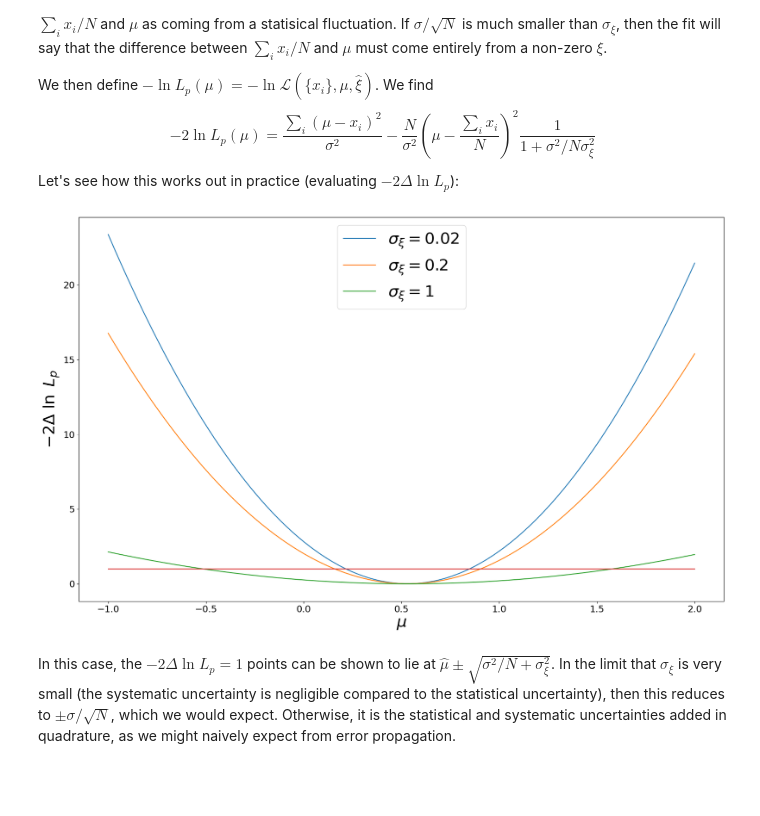
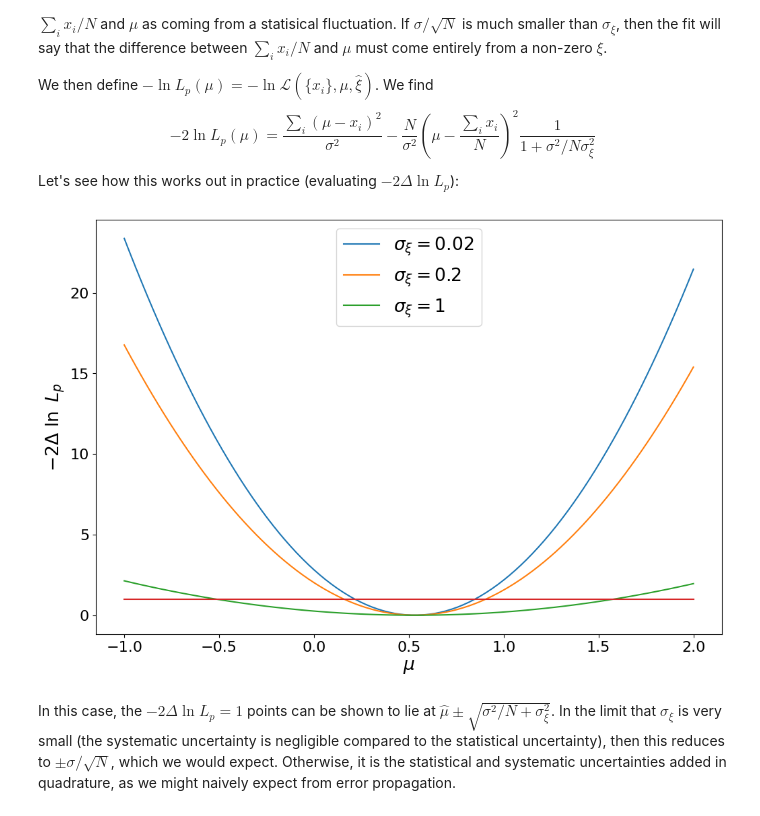
Before and after one commit to ponyisi/stats-lectures-2025, a Jupyter notebook: content/02_Inference.ipynb, the cells around one changed output. Saved outputs shown, nothing was run; the diff lists cells and outputs as text; code cells hidden in the pictures; blank space fills up the shorter version.

```diff
--- a/content/02_Inference.ipynb
+++ b/content/02_Inference.ipynb
@@ -214,28 +214,28 @@ Let's see how this works out in practice (evaluating $-2\Delta \ln L_p$):
 # %%
 def loglp(mu, data, sigma, sigmaxi):
     return (1/sigma**2)*(sum((data-mu)**2) - len(data)*(sum(data)/len(data) - mu)**2/(1+sigma**2/len(data)/sigmaxi**2))
 
 def minloglp(mu, data, sigma, sigmaxi):
     return loglp(sum(data)/len(data), data, sigma, sigmaxi)
 
 numpy.random.seed(2019)
 data = numpy.random.normal(loc=0., scale=1., size=10)
 
 xvals = numpy.linspace(-1,2,100)
-pyplot.figure(figsize=(20,12))
+pyplot.figure(figsize=(12,8))
 yvals = [loglp(x, data, 1., 0.02)-minloglp(x, data, 1, 0.02) for x in xvals]
 pyplot.plot(xvals, yvals, label=r'$\sigma_\xi = 0.02$')
 yvals = [loglp(x, data, 1., 0.2)-minloglp(x, data, 1, 0.2) for x in xvals]
 pyplot.plot(xvals, yvals, label=r'$\sigma_\xi = 0.2$')
 yvals = [loglp(x, data, 1., 1)-minloglp(x, data, 1, 1) for x in xvals]
 pyplot.plot(xvals, yvals, label=r'$\sigma_\xi = 1$')
 pyplot.plot(xvals, [1]*len(xvals))
-pyplot.legend(fontsize='xx-large')
-pyplot.ylabel(r'$-2\Delta\ \ln\ L_p$', fontsize='xx-large')
-pyplot.xlabel(r'$\mu$', fontsize='xx-large')
+pyplot.legend(fontsize='large')
+pyplot.ylabel(r'$-2\Delta\ \ln\ L_p$', fontsize='large')
+pyplot.xlabel(r'$\mu$', fontsize='large')
 pyplot.show()
 # %% [output]
-[figure, old version]
+[figure, new version]
 # %% [markdown]
 In this case, the $-2\Delta\ln L_p = 1$ points can be shown to lie at $\hat\mu \pm \sqrt{\sigma^2/N+\sigma_\xi^2}$. In the limit that $\sigma_\xi$ is very small (the systematic uncertainty is negligible compared to the statistical uncertainty), then this reduces to $\pm \sigma/\sqrt{N}$, which we would expect. Otherwise, it is the statistical and systematic uncertainties added in quadrature, as we might naively expect from error propagation.
 # %% [markdown]
```
Also changed, not shown: parts of 4 cells of this notebook.
